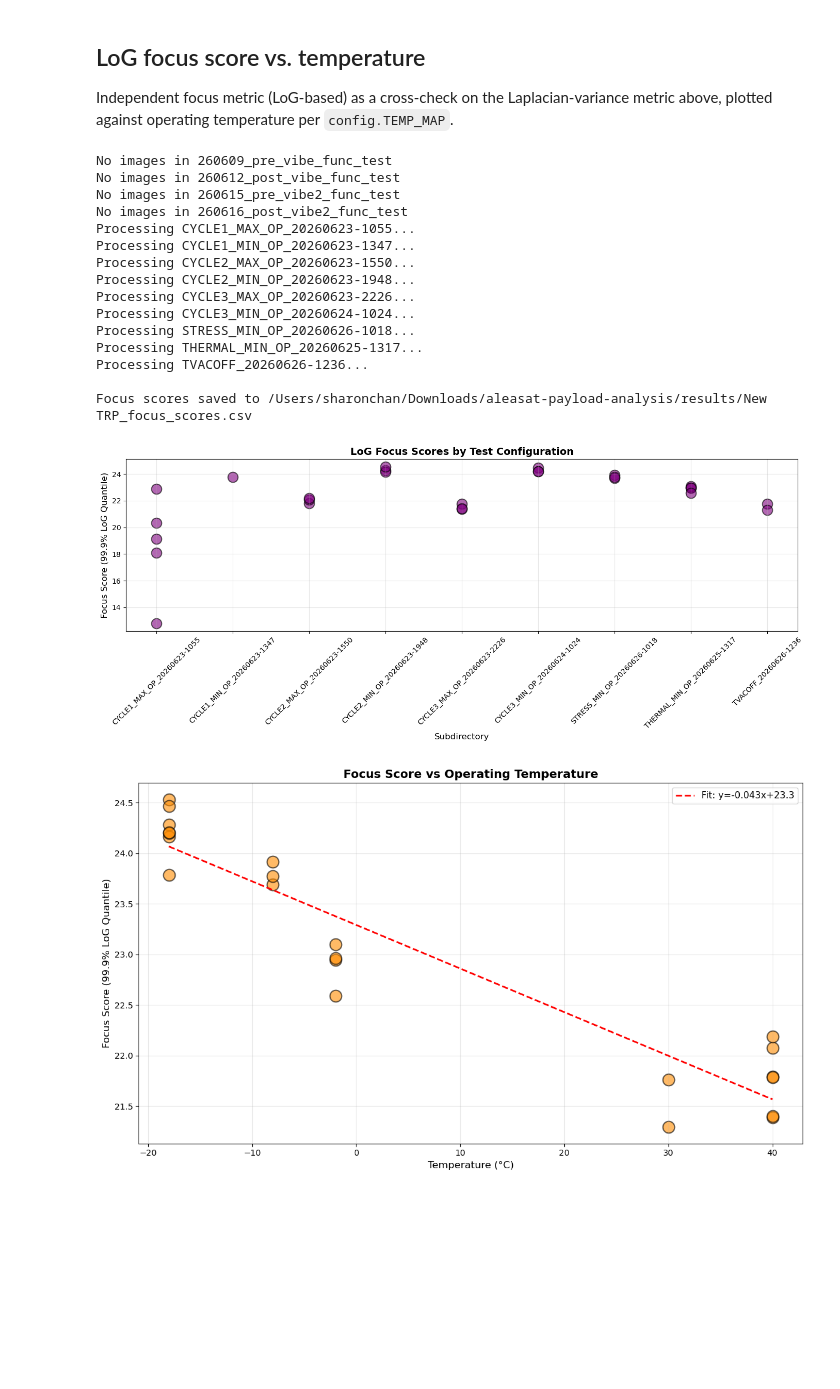
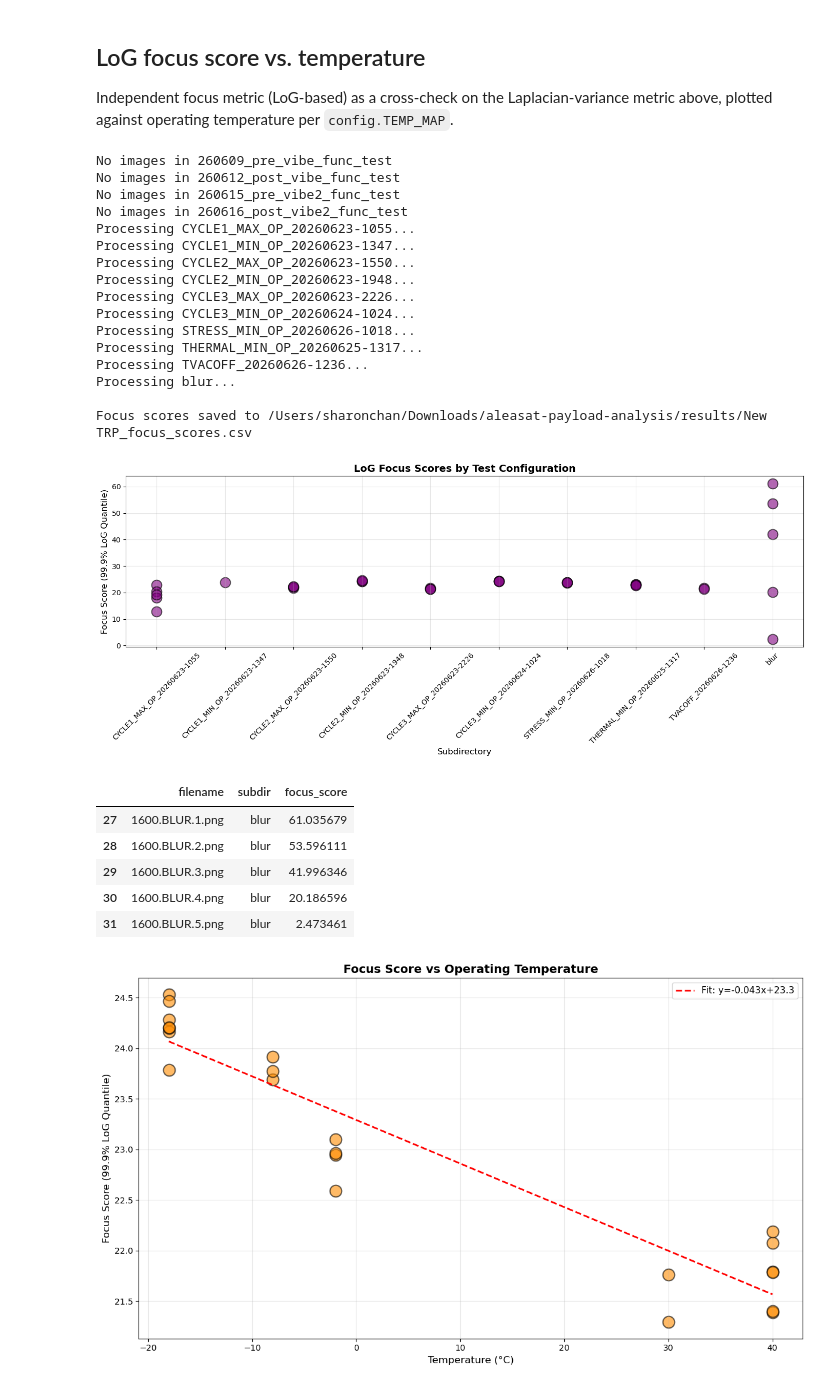
Before and after one commit to sharonoic/aleasat-payload-analysis, a Jupyter notebook: notebooks/ETC_func_test_analysis.ipynb, the cells around one changed output. Cells and saved outputs as stored; diff of their text form; code cells hidden in the pictures; blank space fills up the shorter version.

```diff
--- a/notebooks/ETC_func_test_analysis.ipynb
+++ b/notebooks/ETC_func_test_analysis.ipynb
@@ -160,23 +161,34 @@ Independent focus metric (LoG-based) as a cross-check on the Laplacian-variance
 # %%
 focus_df = compute_focus_scores(trp_dir)
 plot_focus_scores(focus_df)
+
+blur_batch = focus_df[focus_df["filename"].str.startswith("1600")]
+
+blur_batch
 # %% [output]
 No images in 260609_pre_vibe_func_test
 No images in 260612_post_vibe_func_test
 No images in 260615_pre_vibe2_func_test
 No images in 260616_post_vibe2_func_test
 Processing CYCLE1_MAX_OP_20260623-1055...
 Processing CYCLE1_MIN_OP_20260623-1347...
 Processing CYCLE2_MAX_OP_20260623-1550...
 Processing CYCLE2_MIN_OP_20260623-1948...
 Processing CYCLE3_MAX_OP_20260623-2226...
 Processing CYCLE3_MIN_OP_20260624-1024...
 Processing STRESS_MIN_OP_20260626-1018...
 Processing THERMAL_MIN_OP_20260625-1317...
 Processing TVACOFF_20260626-1236...
+Processing blur...
 
 Focus scores saved to /Users/sharonchan/Downloads/aleasat-payload-analysis/results/New TRP_focus_scores.csv
-[figure, old version]
+[figure, new version]
+|  | filename | subdir | focus_score |
+| 27 | 1600.BLUR.1.png | blur | 61.035679 |
+| 28 | 1600.BLUR.2.png | blur | 53.596111 |
+| 29 | 1600.BLUR.3.png | blur | 41.996346 |
+| 30 | 1600.BLUR.4.png | blur | 20.186596 |
+| 31 | 1600.BLUR.5.png | blur | 2.473461 |
 # %%
 focus_df_with_temp = add_temperatures_and_plot(focus_df)
 focus_df_with_temp[['subdir', 'temperature', 'focus_score']].sort_values('temperature')
```
Also changed, not shown: parts of 2 cells of this notebook, 6 other files.
